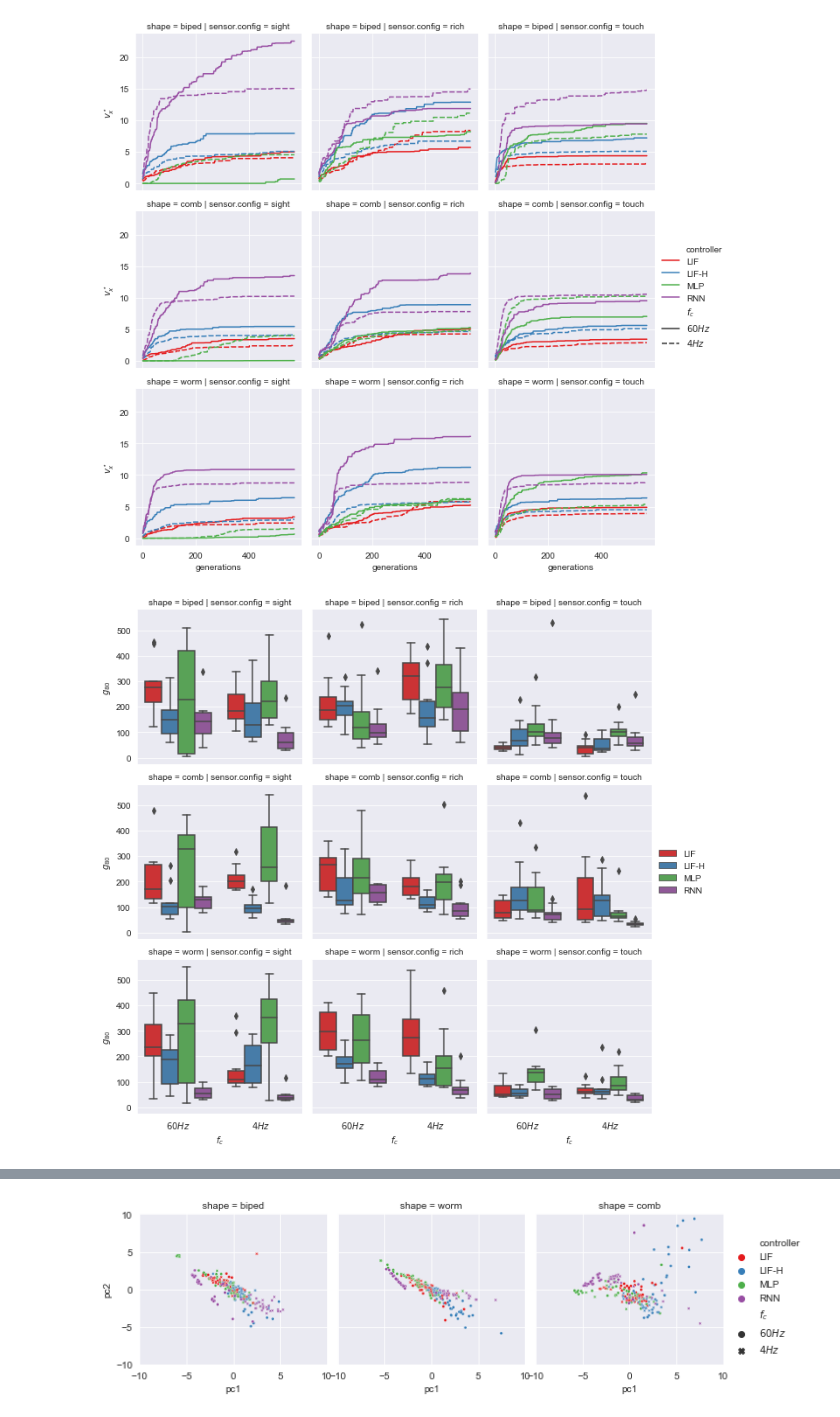
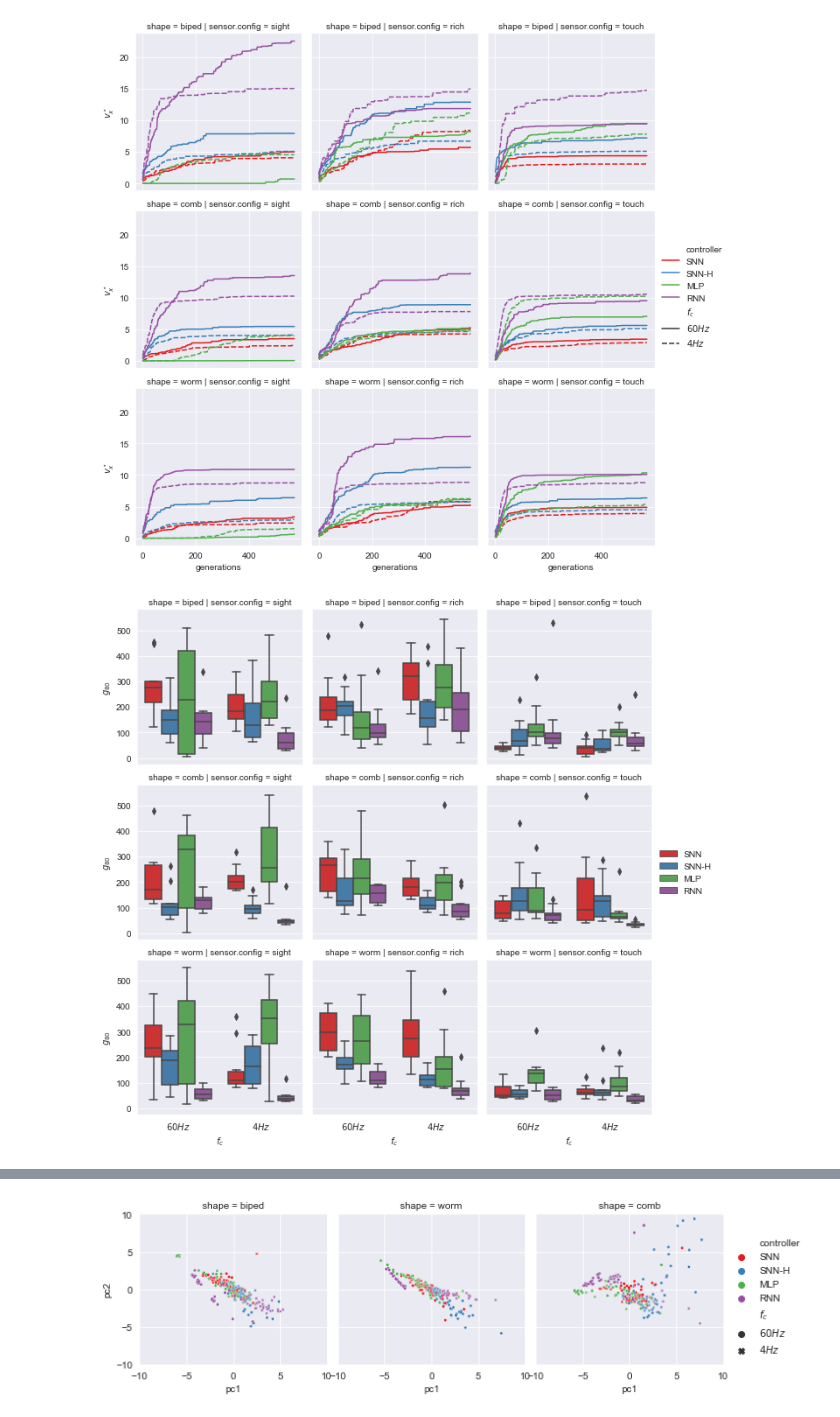
Before and after one commit to giorgia-nadizar/NeuralModelsVSR, a Jupyter notebook: results/data_analysis.ipynb, the cells around one changed output, grey strips where cells are left out. Saved outputs shown, nothing was run; the diff lists cells and outputs as text; code cells hidden in the pictures.

```diff
--- a/results/data_analysis.ipynb
+++ b/results/data_analysis.ipynb
@@ -86,19 +88,20 @@ plt.show()
 [figure]
 # %%
 efficiency = pd.read_csv("data/eff-80.txt", sep=";")
+efficiency["controller"] = efficiency["controller"].apply(lambda x: x.replace("LIF", "SNN"))
 efficiency["shape"] = efficiency["shape"].apply(lambda x: x.split("-")[0])
 efficiency["sensor.config"] = efficiency["sensor.config"].apply(
   lambda x: x.split("-")[0].replace("spinedTouchSighted", "rich"))
 efficiency["step"] = efficiency["step"].apply(lambda x: "step" if x == "T" else "no-step")
 efficiency["$f_c$"] = efficiency["step"].apply(lambda x: "$4Hz$" if x == "step" else "$60Hz$")
 
 g = sns.FacetGrid(efficiency, col="sensor.config", row="shape")
 g.map_dataframe(sns.boxplot, x="$f_c$", y="iterations", hue="controller", palette="Set1")
 g.add_legend()
 g.set_ylabels("$g_{80}$")
 plt.show()
 # %% [output]
-[figure, old version]
+[figure, new version]
 # %%
 alpha = 0.05 / 16
 
```
Also changed, not shown: parts of 11 cells of this notebook.
